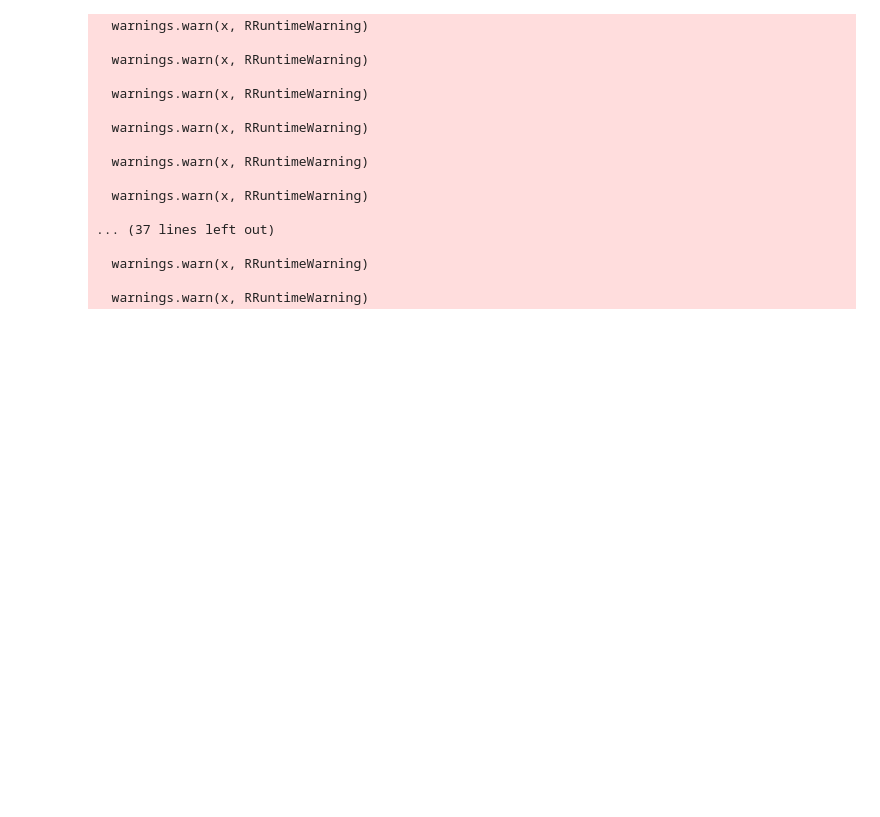
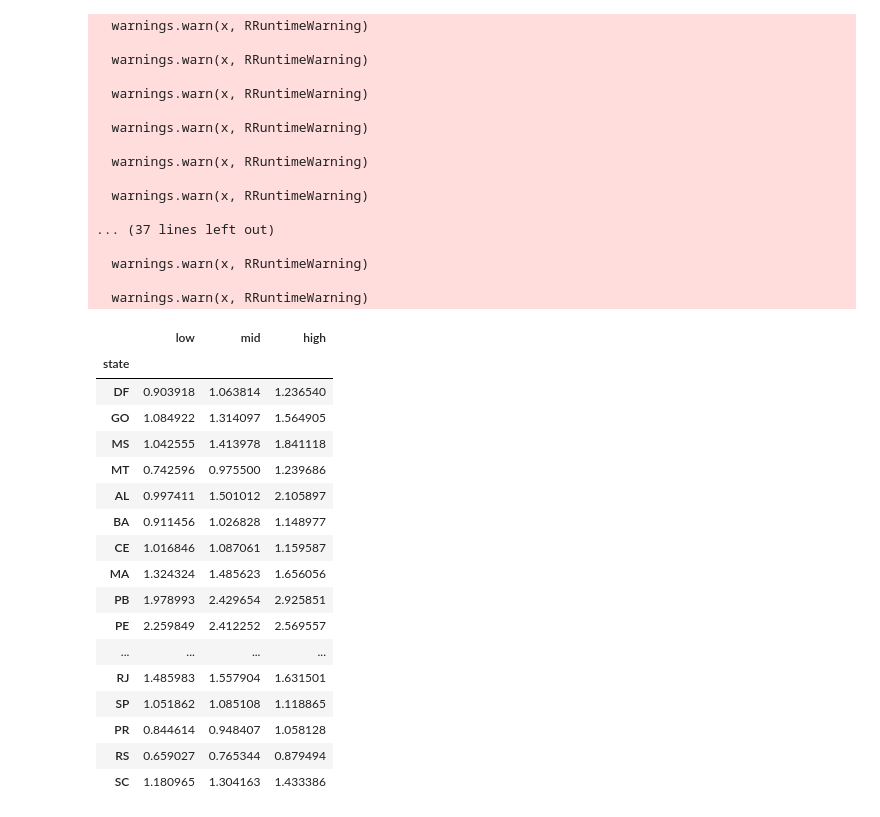
Before and after one commit to flaviovdf/covid19, a Jupyter notebook: Exploration.ipynb, the cells around one changed output. Saved outputs shown, nothing was run; the diff lists cells and outputs as text; code cells hidden in the pictures; blank space fills up the shorter version.

```diff
--- a/Exploration.ipynb
+++ b/Exploration.ipynb
@@ -85,6 +83,7 @@ regions = {'Centro-Oeste': ['DF', 'GO', 'MS', 'MT'],
 # %%
 pop = pd.read_csv('data/populacao-estimada-2019.csv')
 # %%
+mr = []
 for region in regions:
     for state in regions[region]:
         model_df = get_state(full_df, state)[['local']].copy()
@@ -106,6 +105,12 @@ for region in regions:
         epiestim_result['city'] = np.nan
         epiestim_result.to_csv('results.csv', mode='a', header=False, index=False)
 
+        mr.append({'state': state,
+                   'low': epiestim_result.iloc[-1]['Quantile.0.025(R)'],
+                   'mid': epiestim_result.iloc[-1]['Mean(R)'],
+                   'high': epiestim_result.iloc[-1]['Quantile.0.975(R)']
+                  })
+
         #top_5 = pop[pop['uf'] == state].sort_values(by='populacao_estimada')[-5:]['municipio']
         #for city in top_5.values:
         #    model_df = get_city(full_df, state, city).copy()
@@ -143,0 +152,21 @@ for region in regions:
+# %%
+mr
+# %% [output]
+|  | low | mid | high |
+| state |  |  |  |
+| DF | 0.903918 | 1.063814 | 1.236540 |
+| GO | 1.084922 | 1.314097 | 1.564905 |
+| MS | 1.042555 | 1.413978 | 1.841118 |
+| MT | 0.742596 | 0.975500 | 1.239686 |
+| AL | 0.997411 | 1.501012 | 2.105897 |
+| BA | 0.911456 | 1.026828 | 1.148977 |
+| CE | 1.016846 | 1.087061 | 1.159587 |
+| MA | 1.324324 | 1.485623 | 1.656056 |
+| PB | 1.978993 | 2.429654 | 2.925851 |
+| PE | 2.259849 | 2.412252 | 2.569557 |
+| ... | ... | ... | ... |
+| RJ | 1.485983 | 1.557904 | 1.631501 |
+| SP | 1.051862 | 1.085108 | 1.118865 |
+| PR | 0.844614 | 0.948407 | 1.058128 |
+| RS | 0.659027 | 0.765344 | 0.879494 |
+| SC | 1.180965 | 1.304163 | 1.433386 |
```
Also changed, not shown: parts of 4 cells of this notebook, 1 other file.
